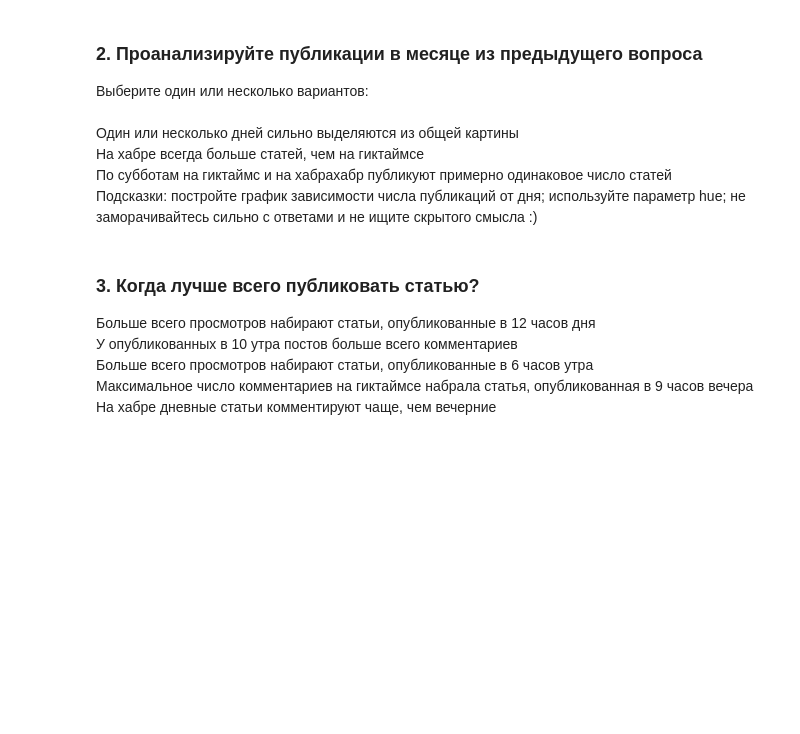
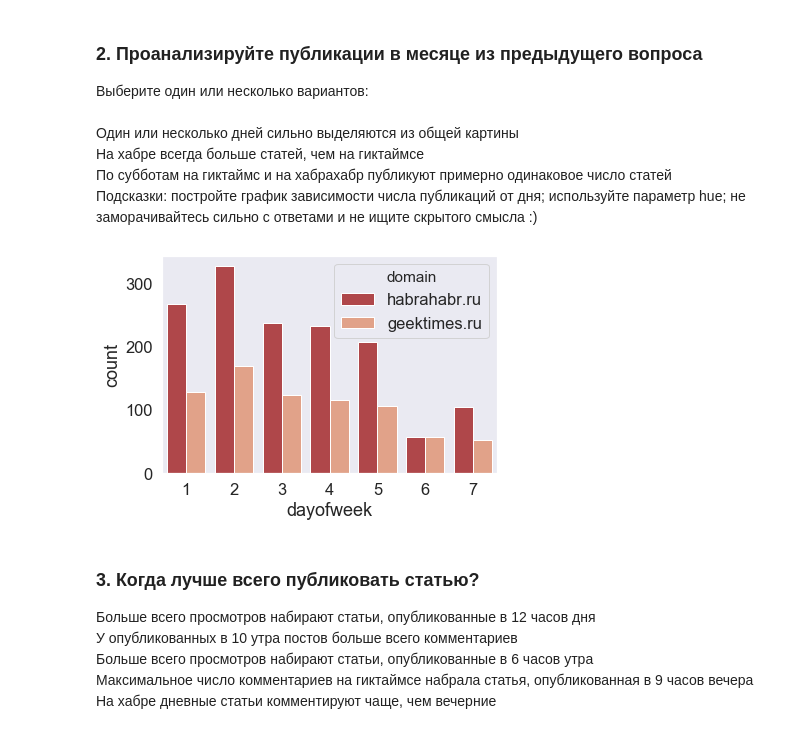
Before and after one commit to Duneholy/ods_learning, a Jupyter notebook: jupyter_russian/topic02_visual_analysis/my tests/Визуальный анализ данных о публикациях на Хабрахабре.ipynb, the cells around one changed output. Drawn from its saved outputs; the diff is of its cells as text; code cells hidden in the pictures; blank space fills up the shorter version.

```diff
--- a/jupyter_russian/topic02_visual_analysis/my tests/Визуальный анализ данных о публикациях на Хабрахабре.ipynb
+++ b/jupyter_russian/topic02_visual_analysis/my tests/Визуальный анализ данных о публикациях на Хабрахабре.ipynb
@@ -92,6 +98,12 @@ df['hour'] = [d.hour for d in df.published]
 На хабре всегда больше статей, чем на гиктаймсе <br/>
 По субботам на гиктаймс и на хабрахабр публикуют примерно одинаковое число статей <br/>
 Подсказки: постройте график зависимости числа публикаций от дня; используйте параметр hue; не заморачивайтесь сильно с ответами и не ищите скрытого смысла :) <br/>
+# %%
+df_2 = df[(df['month']==3) & (df['year']==2015)]
+sns.countplot(x='dayofweek',data=df_2,hue='domain');
+#сб и вс - меньше постов, на хабре всегда больше, по субботам одинаково.
+# %% [output]
+[figure, added]
 # %% [markdown]
 ### 3. Когда лучше всего публиковать статью?
 Больше всего просмотров набирают статьи, опубликованные в 12 часов дня<br/>
```
Also changed, not shown: parts of 3 cells of this notebook.
